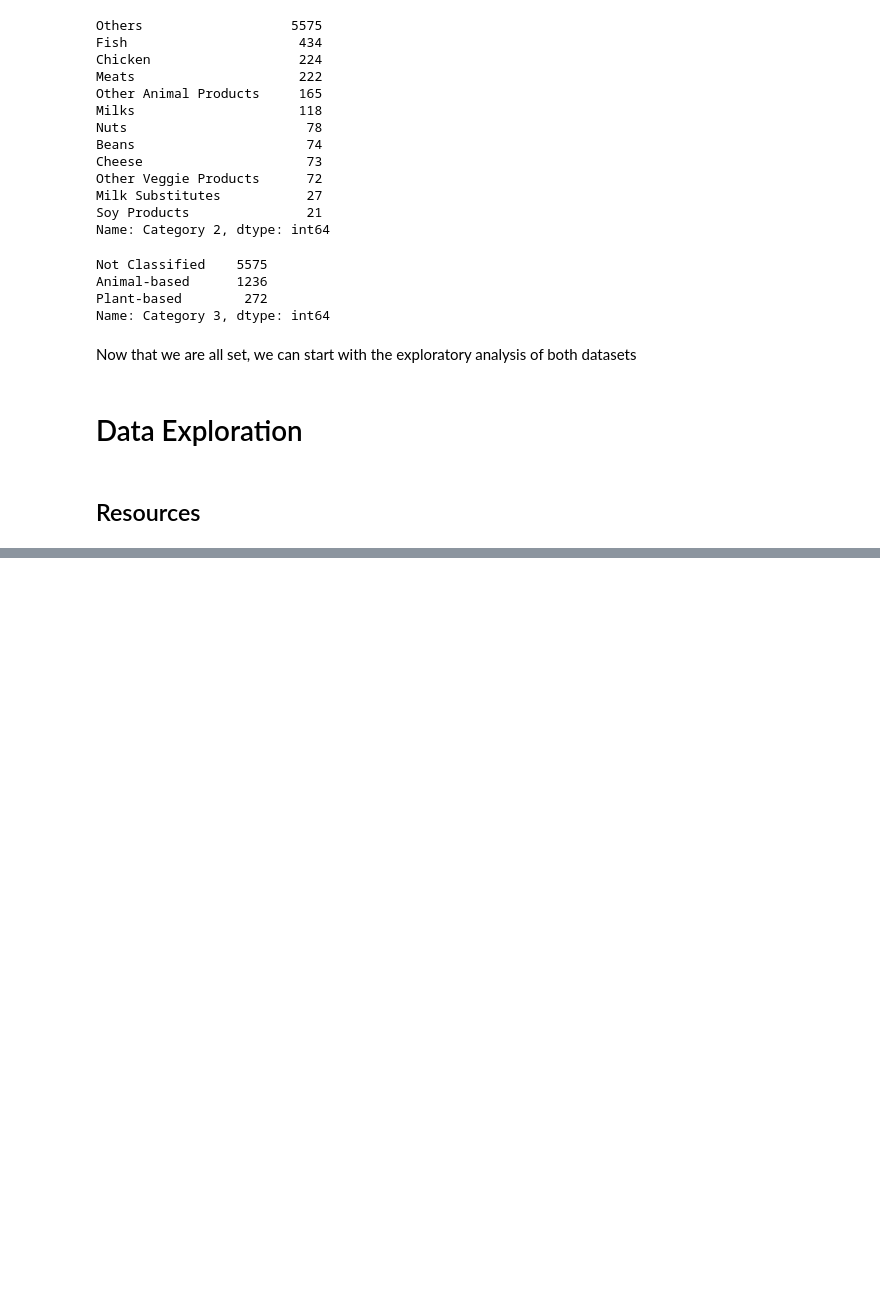
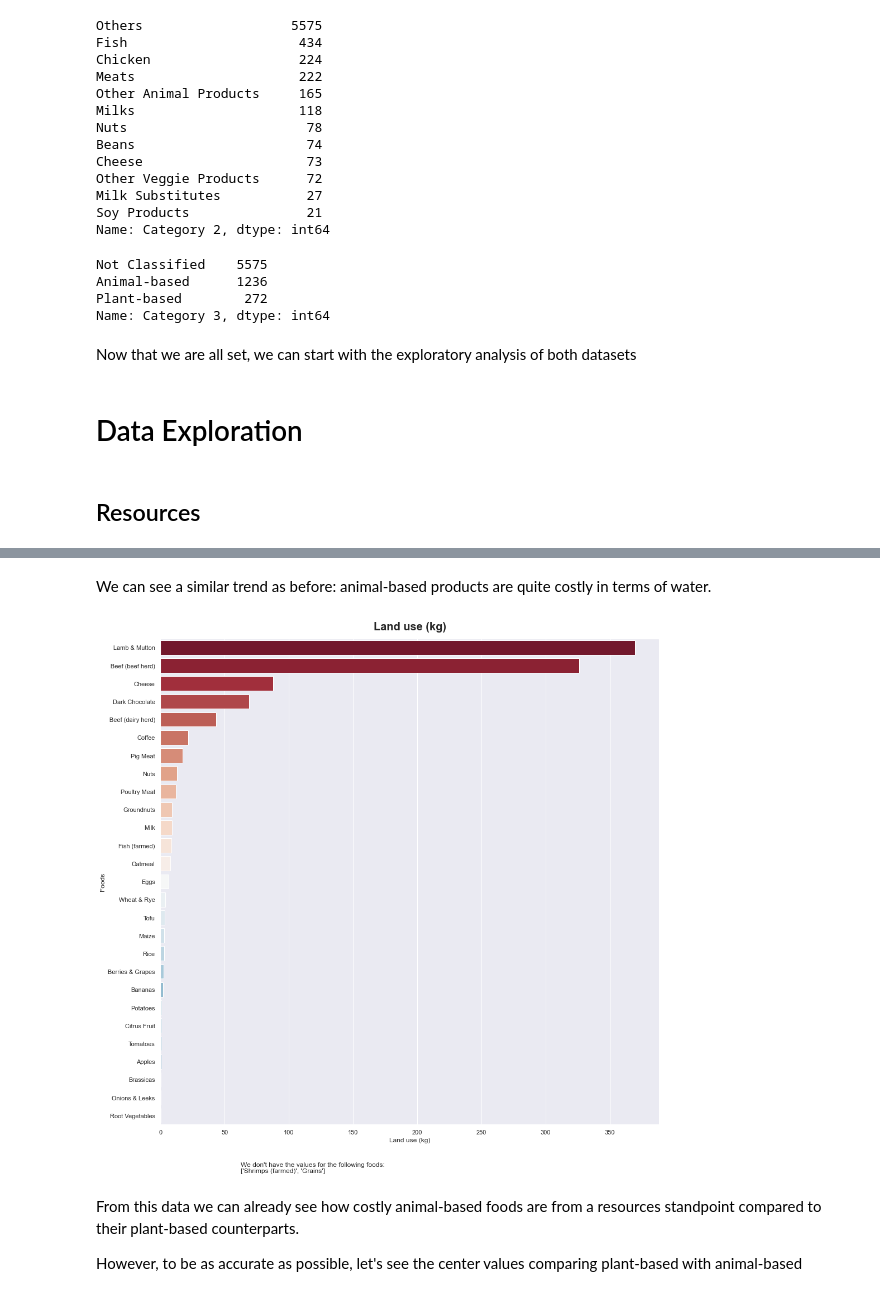
Before and after one commit to Jasc94/Projects, a Jupyter notebook: 0_Nutrition/src/main_environment.ipynb, the cells around one changed output, grey strips where cells are left out. Drawn from its saved outputs; the diff is of its cells as text; code cells hidden in the pictures; blank space fills up the shorter version.

```diff
--- a/0_Nutrition/src/main_environment.ipynb
+++ b/0_Nutrition/src/main_environment.ipynb
@@ -447,0 +501,14 @@ plt.show()
+# %% [markdown]
+We can see a similar trend as before: animal-based products are quite costly in terms of water.
+# %%
+# We plot the data
+fig = resources_plot(data = resources, x = "Land use per kg", title = "Land use (kg)", figsize = (16, 16))
+
+# Save the plot
+plt.savefig(environment_reports_path + "Land_use.pdf")
+# %% [output]
+[figure, added]
+# %% [markdown]
+From this data we can already see how costly animal-based foods are from a resources standpoint compared to their plant-based counterparts.
+
+However, to be as accurate as possible, let's see the center values comparing plant-based with animal-based
```
Also changed, not shown: parts of 8 cells of this notebook, 4 other files.
